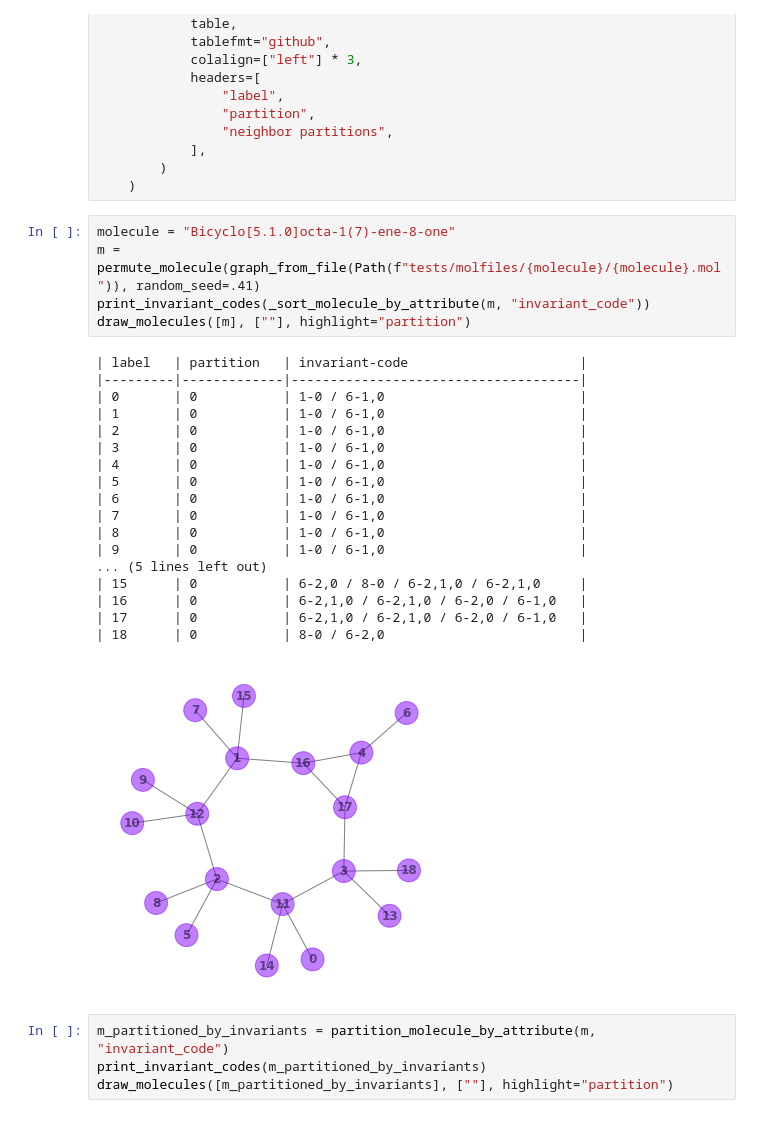
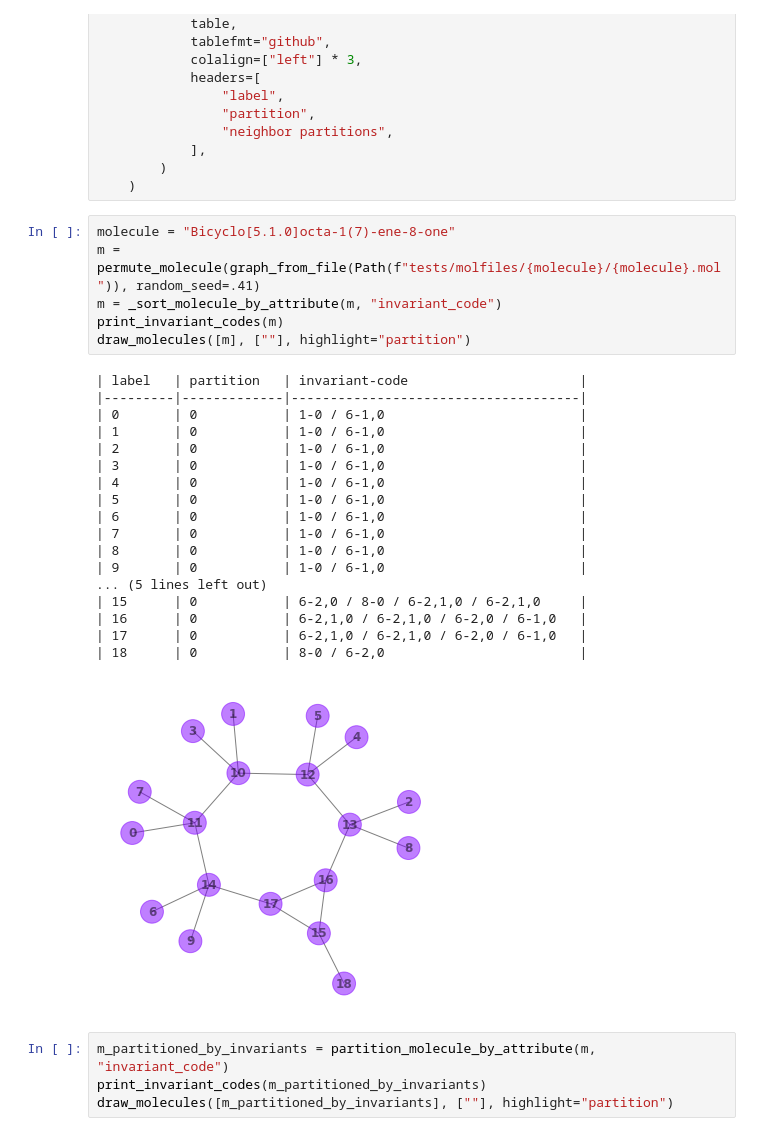
Before and after one commit to TUCAN-nest/TUCAN, a Jupyter notebook: graphical_abstract/graphical_abstract.ipynb, the cells around one changed output. Cells and saved outputs as stored; diff of their text form.

Commit message:
Sort nodes by invariant-code in graph on slide 1.

```diff
--- a/graphical_abstract/graphical_abstract.ipynb
+++ b/graphical_abstract/graphical_abstract.ipynb
@@ -65,27 +65,28 @@ def print_partitions(m):
 # %%
 molecule = "Bicyclo[5.1.0]octa-1(7)-ene-8-one"
 m = permute_molecule(graph_from_file(Path(f"tests/molfiles/{molecule}/{molecule}.mol")), random_seed=.41)
-print_invariant_codes(_sort_molecule_by_attribute(m, "invariant_code"))
+m = _sort_molecule_by_attribute(m, "invariant_code")
+print_invariant_codes(m)
 draw_molecules([m], [""], highlight="partition")
 # %% [output]
 | label   | partition   | invariant-code                      |
 |---------|-------------|-------------------------------------|
 | 0       | 0           | 1-0 / 6-1,0                         |
 | 1       | 0           | 1-0 / 6-1,0                         |
 | 2       | 0           | 1-0 / 6-1,0                         |
 | 3       | 0           | 1-0 / 6-1,0                         |
 | 4       | 0           | 1-0 / 6-1,0                         |
 | 5       | 0           | 1-0 / 6-1,0                         |
 | 6       | 0           | 1-0 / 6-1,0                         |
 | 7       | 0           | 1-0 / 6-1,0                         |
 | 8       | 0           | 1-0 / 6-1,0                         |
 | 9       | 0           | 1-0 / 6-1,0                         |
 ... (5 lines left out)
 | 15      | 0           | 6-2,0 / 8-0 / 6-2,1,0 / 6-2,1,0     |
 | 16      | 0           | 6-2,1,0 / 6-2,1,0 / 6-2,0 / 6-1,0   |
 | 17      | 0           | 6-2,1,0 / 6-2,1,0 / 6-2,0 / 6-1,0   |
 | 18      | 0           | 8-0 / 6-2,0                         |
-[figure, old version]
+[figure, new version]
 # %%
 m_partitioned_by_invariants = partition_molecule_by_attribute(m, "invariant_code")
 print_invariant_codes(m_partitioned_by_invariants)
```
Also changed, not shown: 1 other file.
